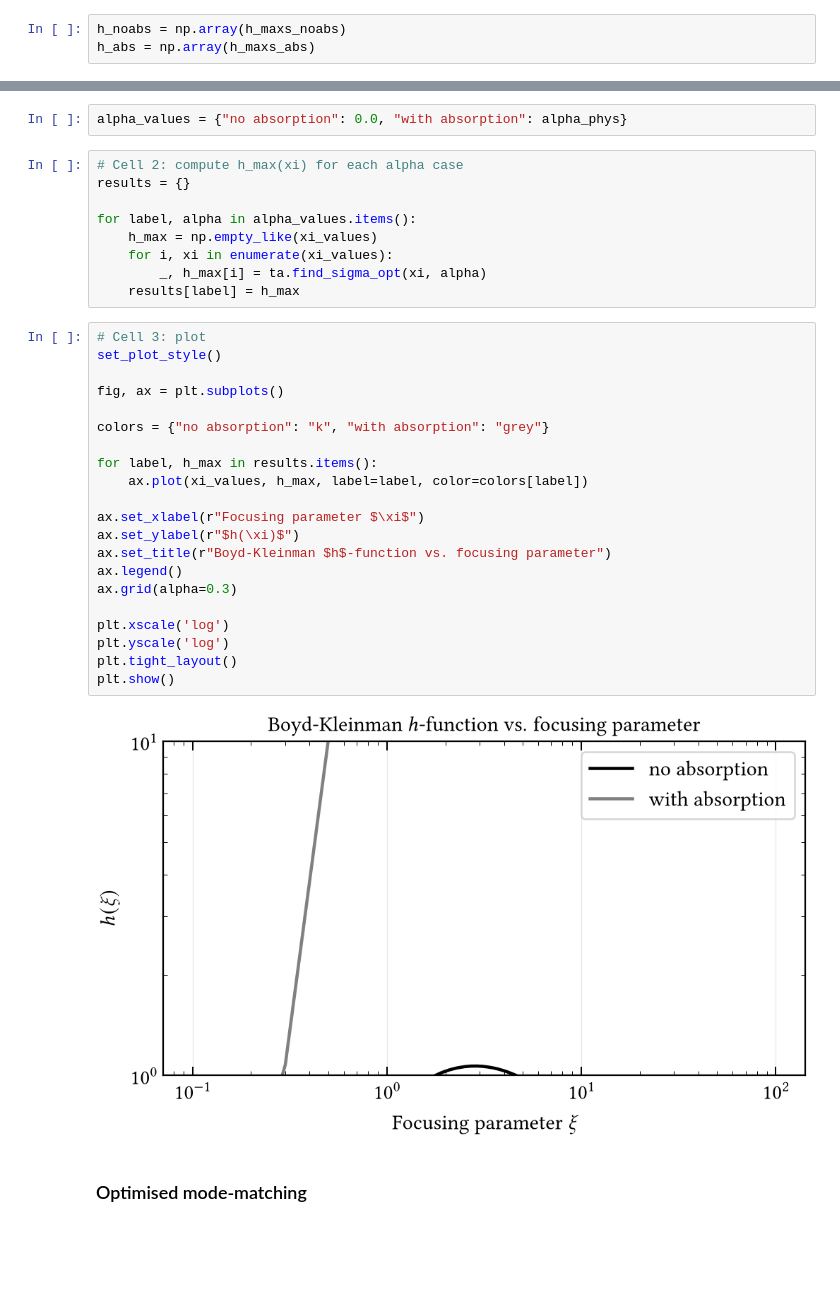
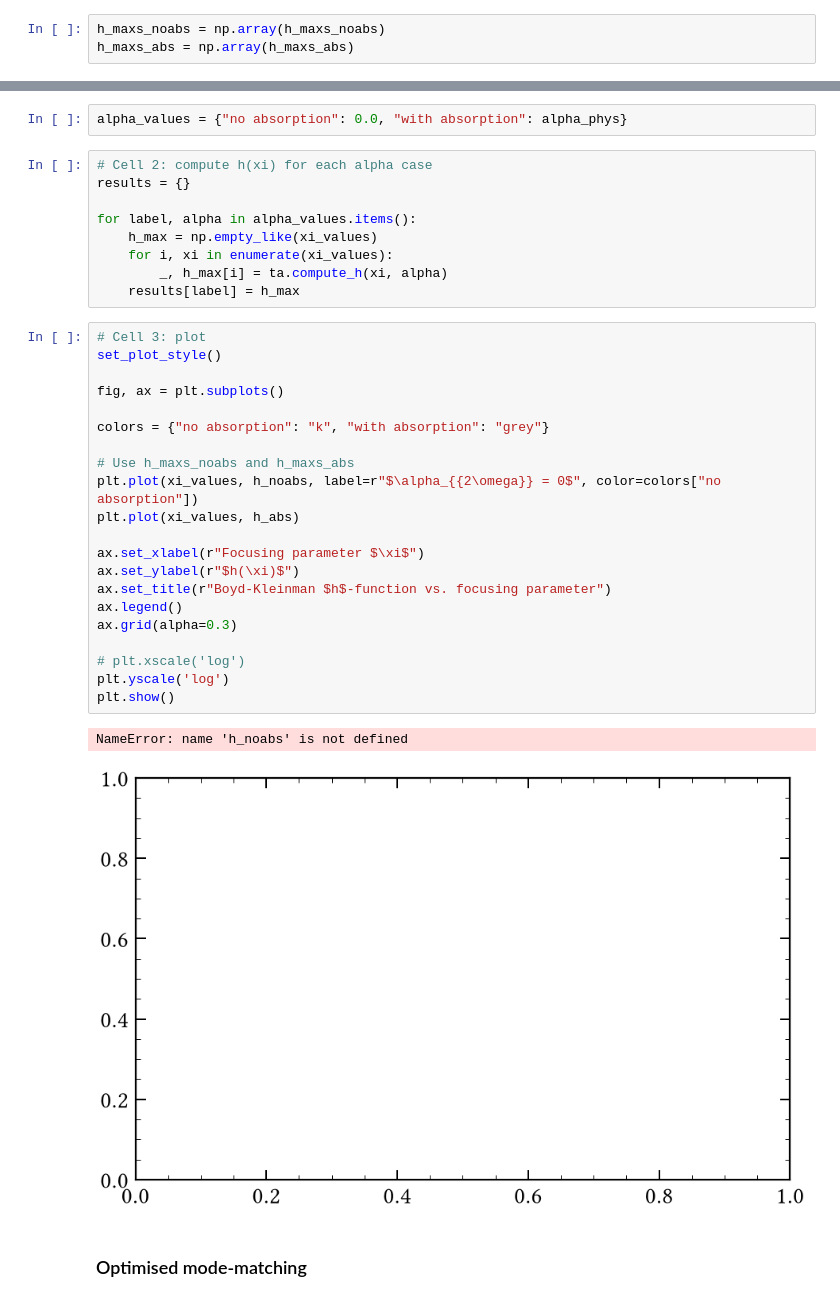
Before and after one commit to eq15t-panda/PANDASimulation, a Jupyter notebook: nlo/nlo.ipynb, the cells around one changed output, grey strips where cells are left out. Drawn from its saved outputs; the diff is of its cells as text; blank space fills up the shorter version.

```diff
--- a/nlo/nlo.ipynb
+++ b/nlo/nlo.ipynb
@@ -83,8 +83,8 @@ for xi in xi_vals:
 # %% [markdown]
 Convert to numpy arrays
 # %%
-h_noabs = np.array(h_maxs_noabs)
-h_abs = np.array(h_maxs_abs)
+h_maxs_noabs = np.array(h_maxs_noabs)
+h_maxs_abs = np.array(h_maxs_abs)
 # %% [markdown]
 Find the $\Gamma$
 # %%
@@ -203,37 +203,38 @@ xi_values = np.linspace(0.1, 100.0, 500)
 # %%
 alpha_values = {"no absorption": 0.0, "with absorption": alpha_phys}
 # %%
-# Cell 2: compute h_max(xi) for each alpha case
+# Cell 2: compute h(xi) for each alpha case
 results = {}
 
 for label, alpha in alpha_values.items():
     h_max = np.empty_like(xi_values)
     for i, xi in enumerate(xi_values):
-        _, h_max[i] = ta.find_sigma_opt(xi, alpha)
+        _, h_max[i] = ta.compute_h(xi, alpha)
     results[label] = h_max
 # %%
 # Cell 3: plot
 set_plot_style()
 
 fig, ax = plt.subplots()
 
 colors = {"no absorption": "k", "with absorption": "grey"}
 
-for label, h_max in results.items():
-    ax.plot(xi_values, h_max, label=label, color=colors[label])
+# Use h_maxs_noabs and h_maxs_abs
+plt.plot(xi_values, h_noabs, label=r"$\alpha_{{2\omega}} = 0$", color=colors["no absorption"])
+plt.plot(xi_values, h_abs)
 
 ax.set_xlabel(r"Focusing parameter $\xi$")
 ax.set_ylabel(r"$h(\xi)$")
 ax.set_title(r"Boyd-Kleinman $h$-function vs. focusing parameter")
 ax.legend()
 ax.grid(alpha=0.3)
 
-plt.xscale('log')
+# plt.xscale('log')
 plt.yscale('log')
-plt.tight_layout()
 plt.show()
 # %% [output]
+NameError: name 'h_noabs' is not defined
-[figure, old version]
+[figure, new version]
 # %% [markdown]
 ### Optimised mode-matching
 # %%
```
Also changed, not shown: parts of 3 cells of this notebook, 7 other files.
